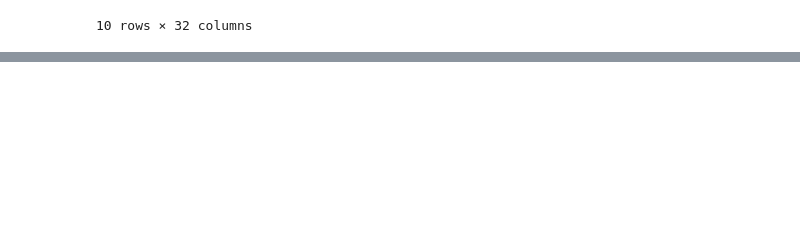
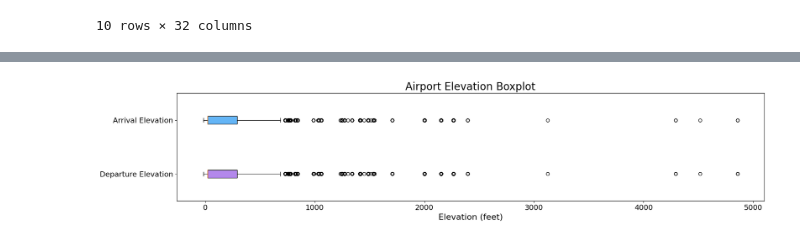
Before and after one commit to Johannes-Kutsch/flight-delay-prediction-challenge, a Jupyter notebook: Notebooks_Personal/Nazila.ipynb, the cells around one changed output, grey strips where cells are left out. Saved outputs shown, nothing was run; the diff lists cells and outputs as text; code cells hidden in the pictures; blank space fills up the shorter version.

```diff
--- a/Notebooks_Personal/Nazila.ipynb
+++ b/Notebooks_Personal/Nazila.ipynb
@@ -706,0 +877,30 @@ route_dups_sorted.head(10)
+# %%
+# ----------------------------
+# Airport elevation boxplot (two-color version)
+# ----------------------------
+
+plt.figure(figsize=(18, 4))
+
+bp = plt.boxplot(
+    [train_df["dep_elevation"], train_df["arr_elevation"]],
+    vert=False,
+    patch_artist=True,
+    labels=["Departure Elevation", "Arrival Elevation"]
+)
+
+# Set individual box colors
+colors = ["#B388EB", "#64B5F6"]  # Purple = Departure, Blue = Arrival
+
+for patch, color in zip(bp["boxes"], colors):
+    patch.set_facecolor(color)
+
+plt.title("Airport Elevation Boxplot", fontsize=20)
+plt.xlabel("Elevation (feet)", fontsize=16)
+#plt.xlim(0, 3000)
+plt.xticks(fontsize=14)
+plt.yticks(fontsize=14)
+
+plt.tight_layout()
+plt.show()
+# %% [output]
+[figure, added]
```
Also changed, not shown: parts of 31 cells of this notebook.
